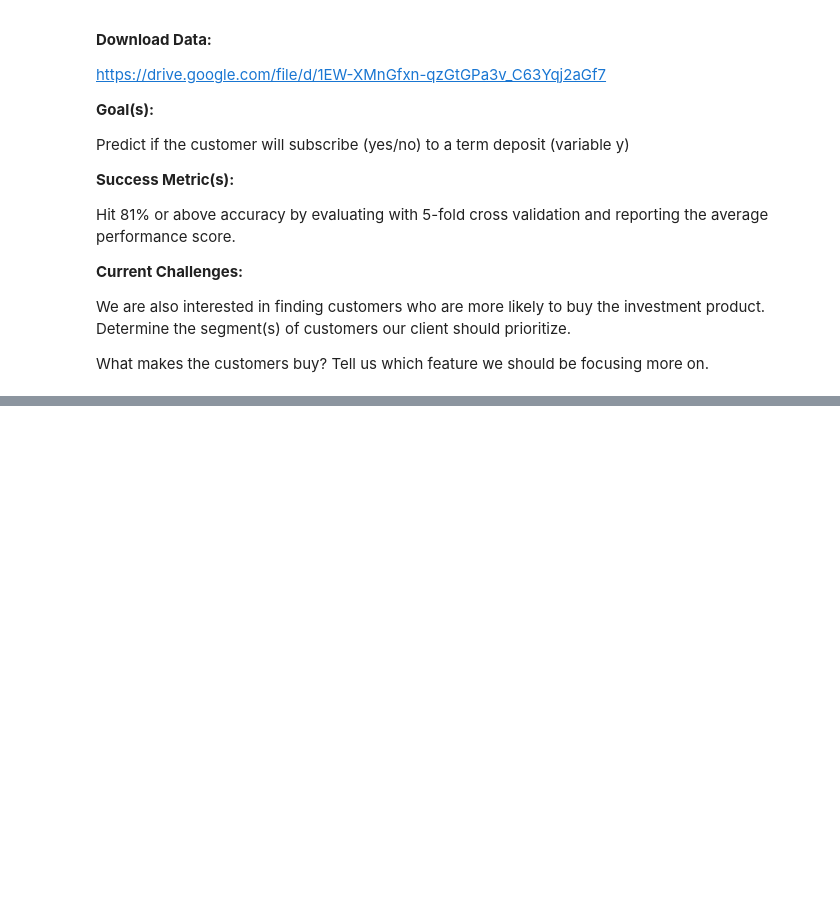
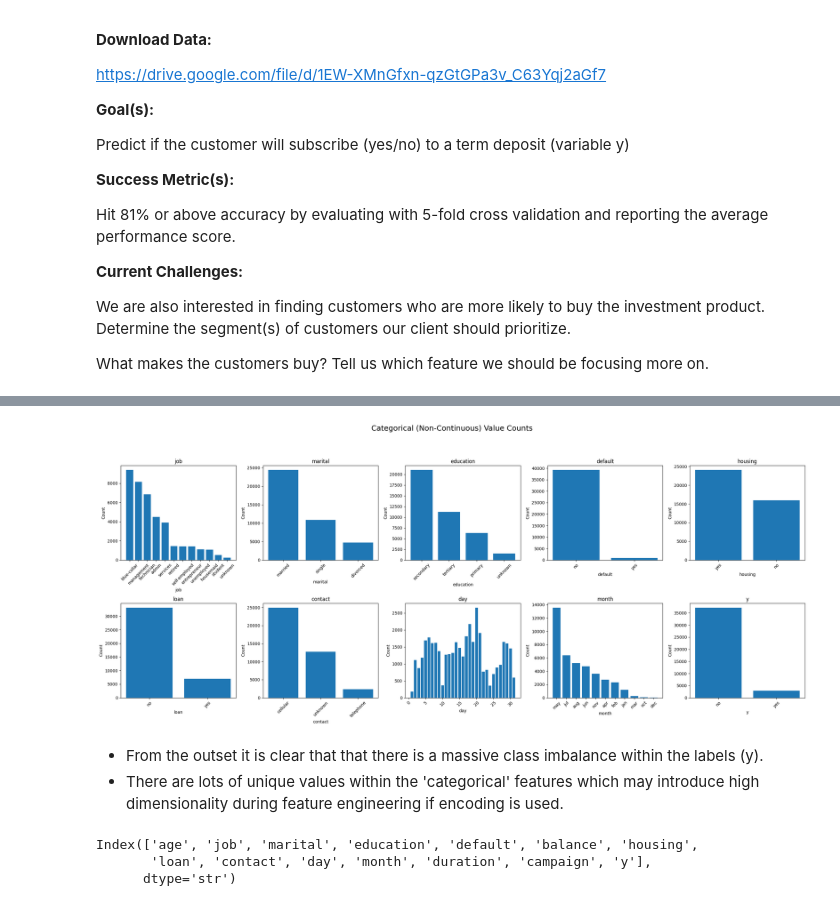
Before and after one commit to cameroncochrane/lA82lBNDpo9AlAnK, a Jupyter notebook: notebooks/DepositMarketing_1.ipynb, the cells around one changed output, grey strips where cells are left out. Drawn from its saved outputs; the diff is of its cells as text; code cells hidden in the pictures; blank space fills up the shorter version.

Commit message:
EDA, feature selection and engineering experimentation in notebooks.

```diff
--- a/notebooks/DepositMarketing_1.ipynb
+++ b/notebooks/DepositMarketing_1.ipynb
@@ -71,0 +73,12 @@ import seaborn as sns
+# %%
+# Relevant Project Paths to locate raw_data:
+PROJ_ROOT = Path().resolve().parents[0]
+DATA_DIR = PROJ_ROOT / "data"
+RAW_DATA_DIR = DATA_DIR / "raw"
+print(f'Project root directory is:{PROJ_ROOT}')
+print(f'Data directory is:{DATA_DIR}')
+print(f'Raw data directory is:{RAW_DATA_DIR}')
+
+raw_data_file_name = 'term-deposit-marketing-2020.csv'
+RAW_DATA_PATH = RAW_DATA_DIR / raw_data_file_name
+print(f'Raw data path is:{RAW_DATA_PATH}')
@@ -71,0 +92,3 @@ import seaborn as sns
+# %%
+raw_data = pd.read_csv(RAW_DATA_PATH)
+raw_data.head(5)
@@ -71,0 +133,8 @@ import seaborn as sns
+# %%
+# Unique value diversity assessment for all columns except age, balance, campaign, and duration (these can be considered continuous):
+exclude_cols = ['age', 'balance', 'duration','campaign']
+categorical_cols = [col for col in raw_data.columns if col not in exclude_cols]
+
+print("Unique value assessment: No. unique values per selected column")
+for col in categorical_cols:
+    print(f"{col}: {raw_data[col].nunique()}")
@@ -71,0 +153,26 @@ import seaborn as sns
+# %%
+fig, axes = plt.subplots(nrows=2, ncols=5, figsize=(24, 10))
+axes = axes.flatten()
+
+for i, col in enumerate(categorical_cols):
+    value_counts = raw_data[col].value_counts()
+    axes[i].bar(value_counts.index, value_counts.values)
+    axes[i].set_title(f'{col}')
+    axes[i].set_xlabel(col)
+    axes[i].set_ylabel('Count')
+    axes[i].tick_params(axis='x', rotation=45)
+
+fig.suptitle("Categorical (Non-Continuous) Value Counts", fontsize=18, y=1.02)
+plt.tight_layout(rect=[0, 0, 1, 0.96])
+plt.show()
+# %% [output]
+[figure, added]
+# %% [markdown]
+- From the outset it is clear that that there is a massive class imbalance within the labels (y).
+- There are lots of unique values within the 'categorical' features which may introduce high dimensionality during feature engineering if encoding is used.
+# %%
+raw_data.columns
+# %% [output]
+Index(['age', 'job', 'marital', 'education', 'default', 'balance', 'housing',
+       'loan', 'contact', 'day', 'month', 'duration', 'campaign', 'y'],
+      dtype='str')
```
Also changed, not shown: parts of 14 cells of this notebook, 3 other files.
